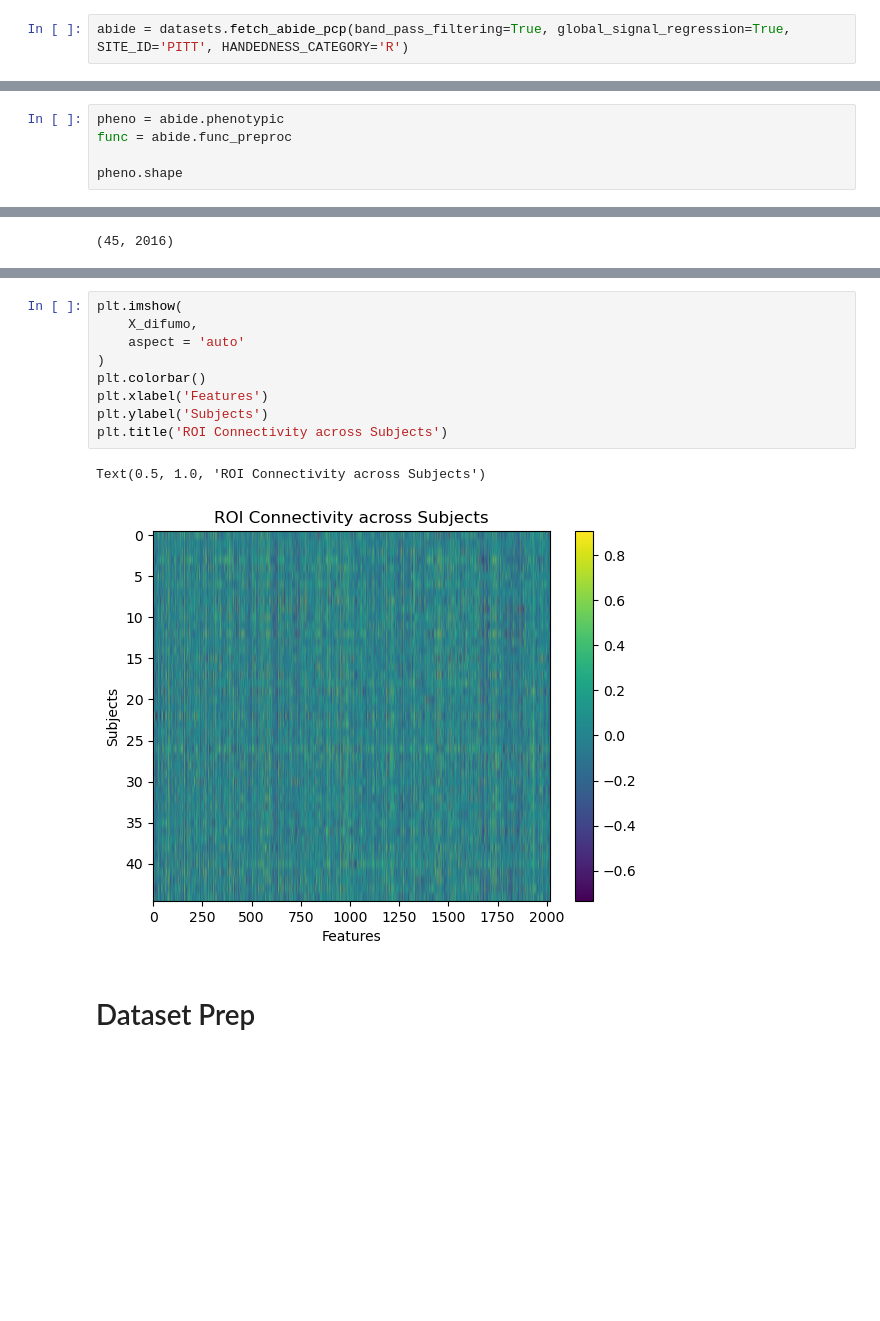
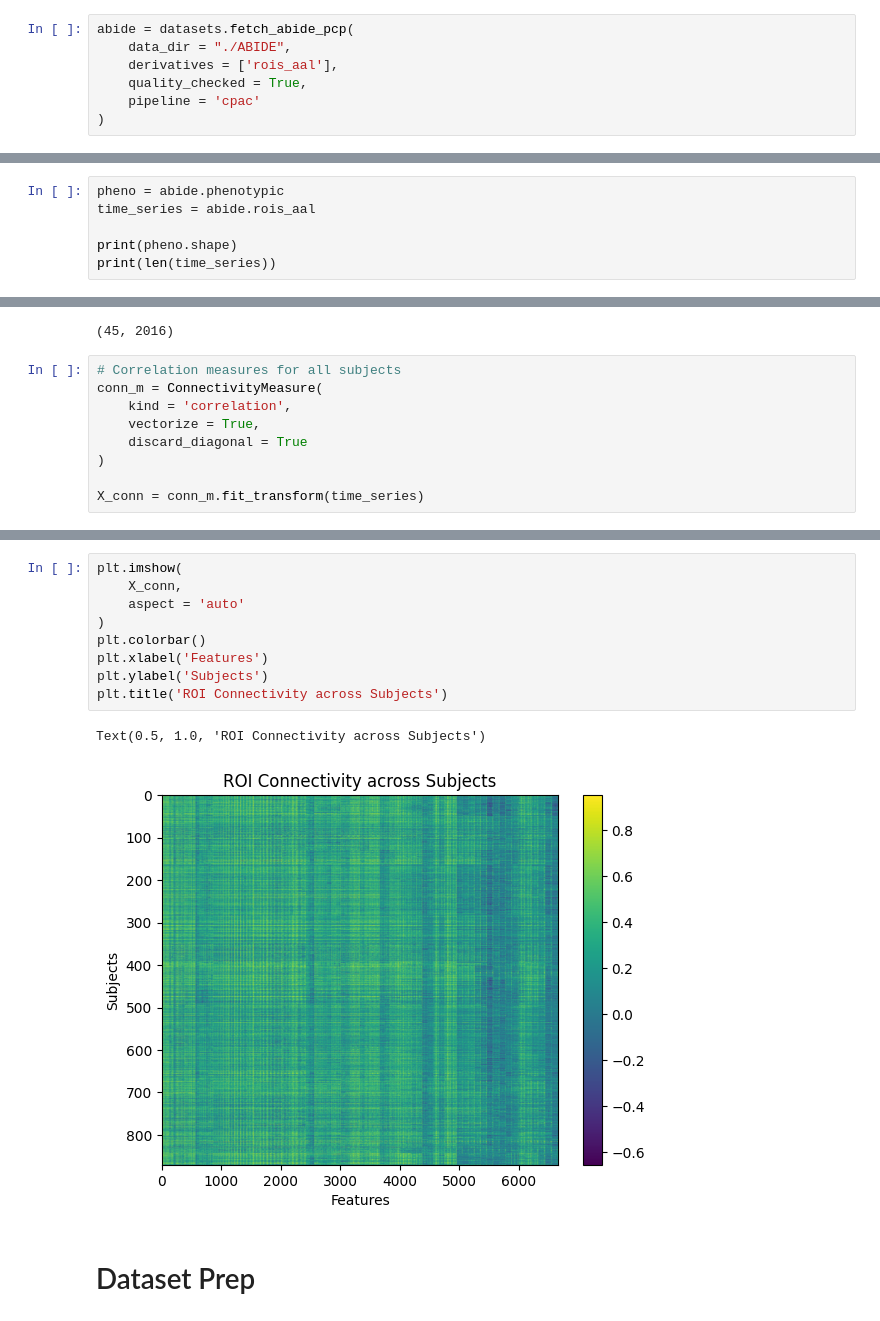
Before and after one commit to brainhack-school2026/Liu_project, a Jupyter notebook: ABIDE_classification.ipynb, the cells around one changed output, grey strips where cells are left out. Drawn from its saved outputs; the diff is of its cells as text; blank space fills up the shorter version.

```diff
--- a/ABIDE_classification.ipynb
+++ b/ABIDE_classification.ipynb
@@ -133,3 +141,8 @@ site_stats
 # %%
-abide = datasets.fetch_abide_pcp(band_pass_filtering=True, global_signal_regression=True, SITE_ID='PITT', HANDEDNESS_CATEGORY='R')
+abide = datasets.fetch_abide_pcp(
+    data_dir = "./ABIDE",
+    derivatives = ['rois_aal'],
+    quality_checked = True,
+    pipeline = 'cpac'
+)
 # %% [output]
@@ -137,6 +166,7 @@ abide = datasets.fetch_abide_pcp(band_pass_filtering=True, global_signal_regress
 # %%
 pheno = abide.phenotypic
-func = abide.func_preproc
+time_series = abide.rois_aal
 
-pheno.shape
+print(pheno.shape)
+print(len(time_series))
 # %% [output]
@@ -208,3 +243,12 @@ X_difumo = np.array(all_features)
 X_difumo.shape
 # %% [output]
 (45, 2016)
+# %%
+# Correlation measures for all subjects
+conn_m = ConnectivityMeasure(
+    kind = 'correlation',
+    vectorize = True,
+    discard_diagonal = True
+)
+
+X_conn = conn_m.fit_transform(time_series)
@@ -211,15 +259,15 @@ X_difumo.shape
 # %%
 plt.imshow(
-    X_difumo,
+    X_conn,
     aspect = 'auto'
 )
 plt.colorbar()
 plt.xlabel('Features')
 plt.ylabel('Subjects')
 plt.title('ROI Connectivity across Subjects')
 # %% [output]
 Text(0.5, 1.0, 'ROI Connectivity across Subjects')
-[figure, old version]
+[figure, new version]
 # %% [markdown]
 # Dataset Prep
 # %%
```
Also changed, not shown: parts of 28 cells of this notebook.
